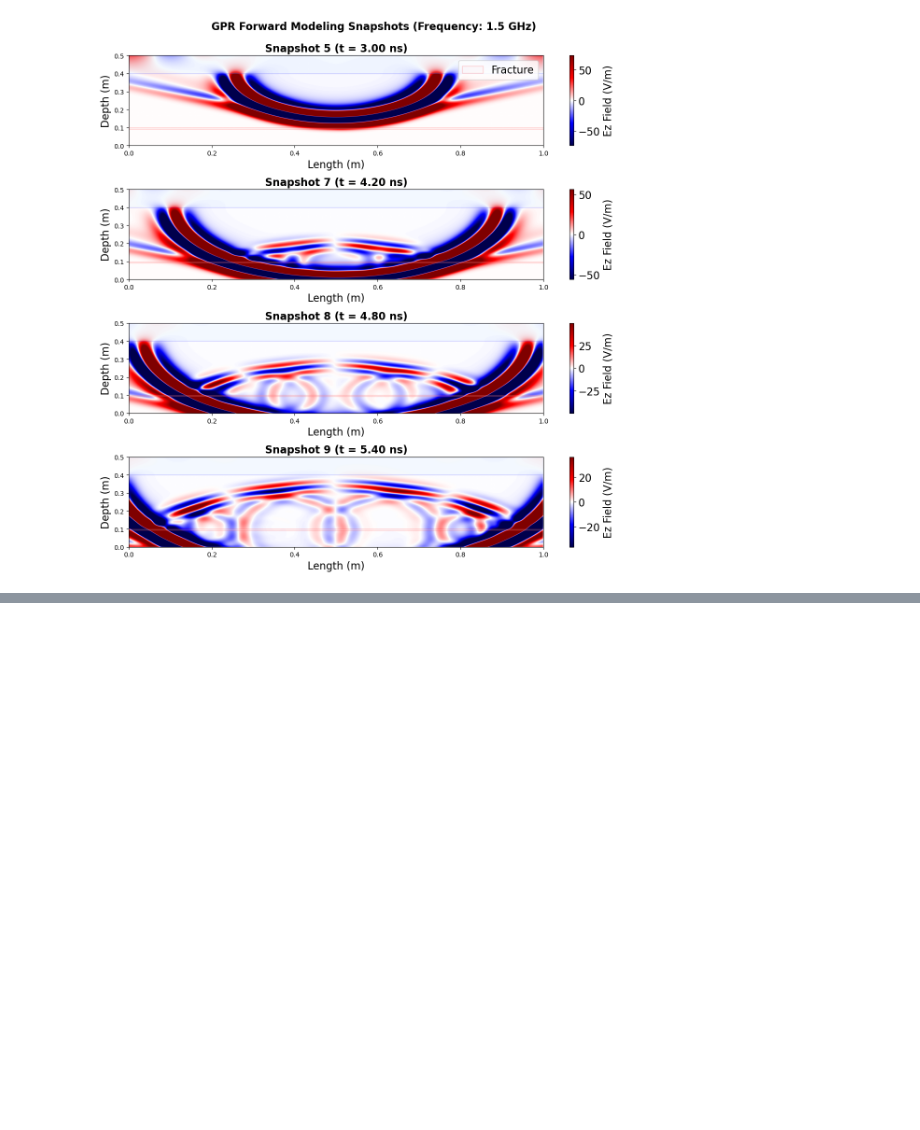
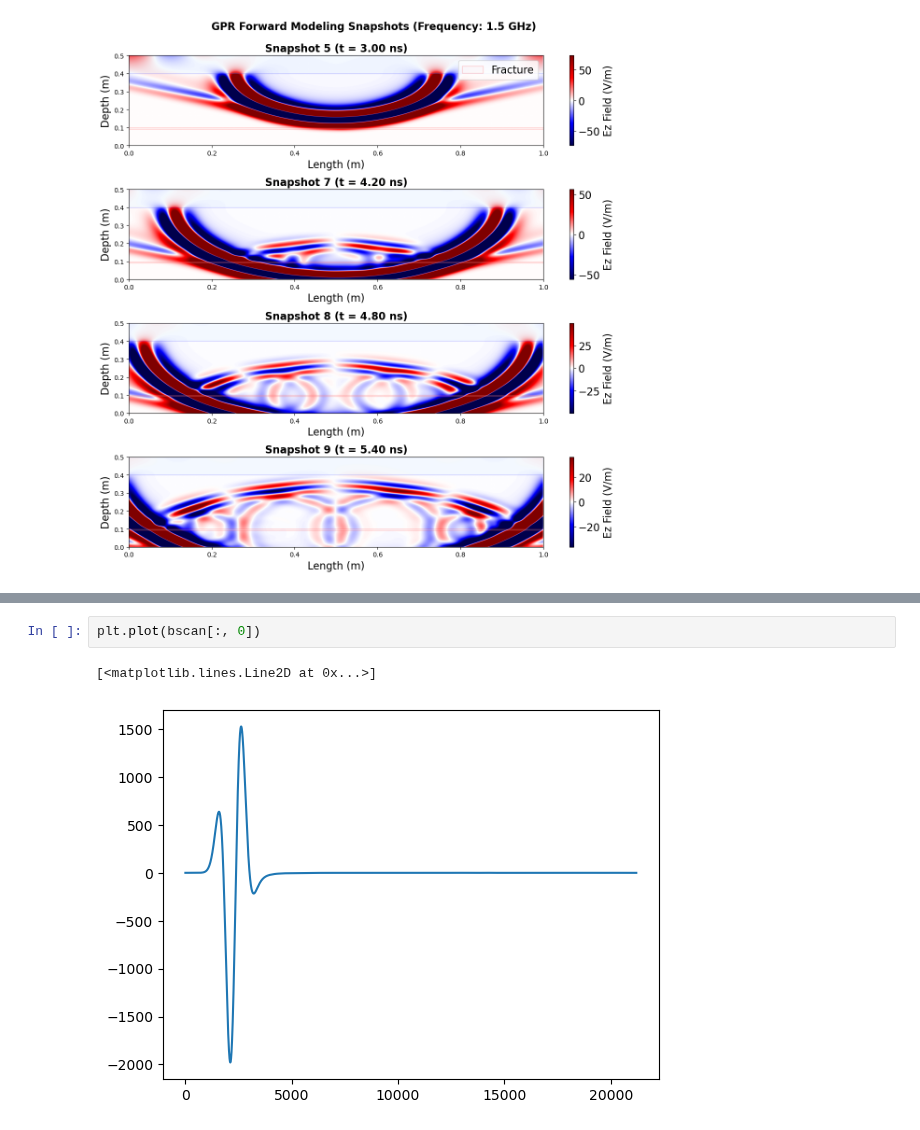
Before and after one commit to ConnervanK/Thesiss, a Jupyter notebook: True_and_Baseline_Models/Model_adjuster.ipynb, the cells around one changed output, grey strips where cells are left out. Cells and saved outputs as stored; diff of their text form; blank space fills up the shorter version.

```diff
--- a/True_and_Baseline_Models/Model_adjuster.ipynb
+++ b/True_and_Baseline_Models/Model_adjuster.ipynb
@@ -243,0 +397,5 @@ plt.show()
+# %%
+plt.plot(bscan[:, 0])
+# %% [output]
+[<matplotlib.lines.Line2D at 0x...>]
+[figure, added]
```
Also changed, not shown: parts of 2 cells of this notebook, 1 other file.
